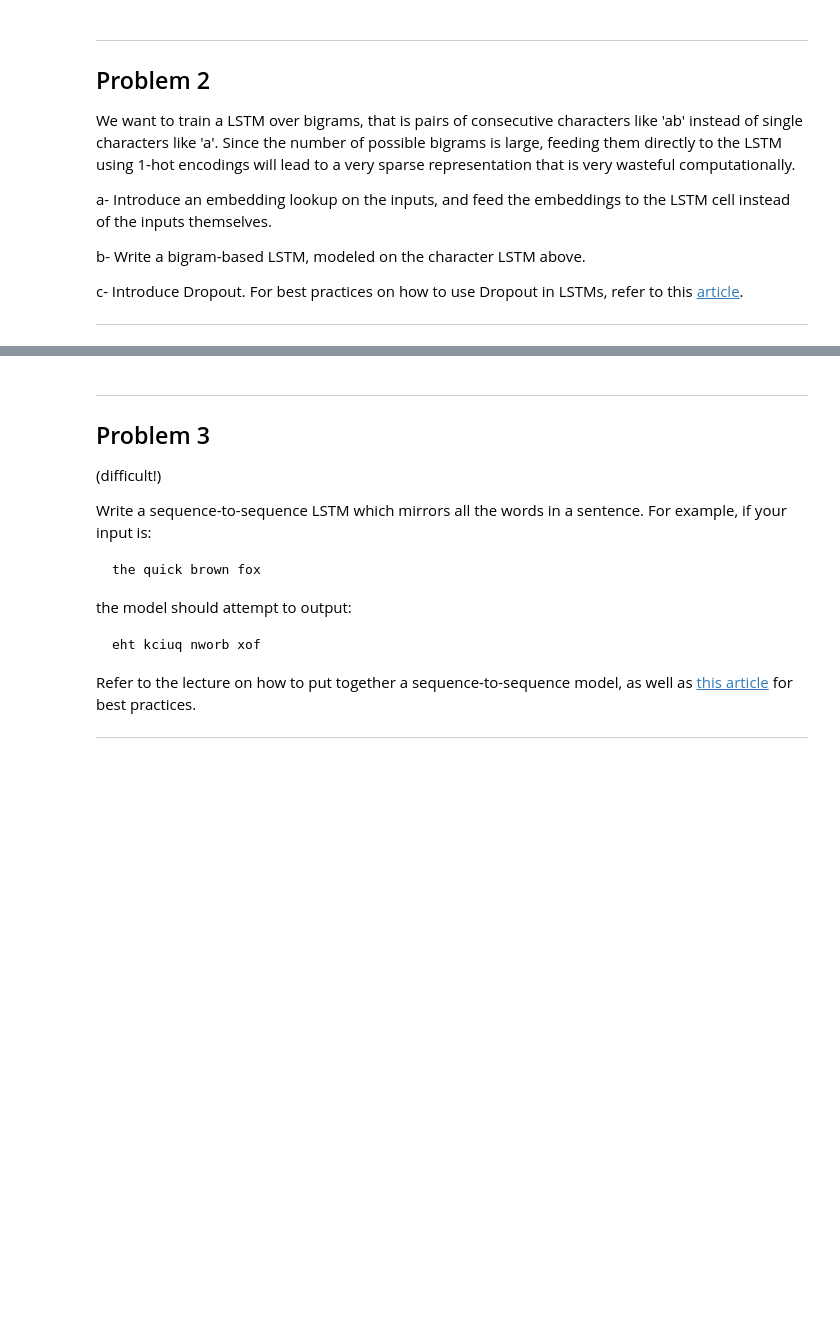
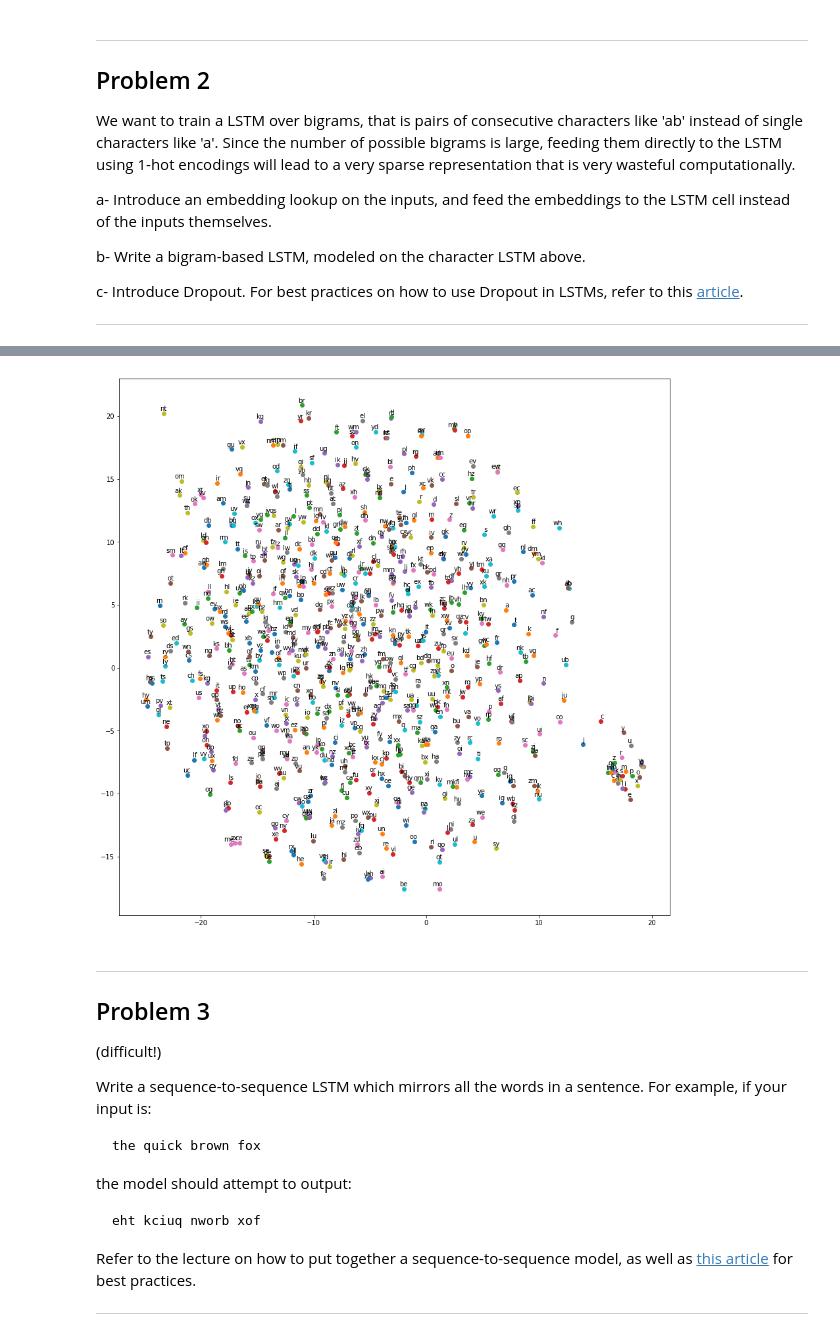
Before and after one commit to slava-sh/ud730, a Jupyter notebook: 6_lstm.ipynb, the cells around one changed output, grey strips where cells are left out. Drawn from its saved outputs; the diff is of its cells as text; code cells hidden in the pictures; blank space fills up the shorter version.

```diff
--- a/6_lstm.ipynb
+++ b/6_lstm.ipynb
@@ -380,3 +542,21 @@ b- Write a bigram-based LSTM, modeled on the character LSTM above.
 c- Introduce Dropout. For best practices on how to use Dropout in LSTMs, refer to this [article](http://arxiv.org/abs/1409.2329).
 
 ---
+# %%
+alphabet_size = len(string.ascii_lowercase) + 1  # [a-z] + ' '
+
+
+def bigram2id(bigram):
+    c0 = char2id(bigram[0])
+    c1 = char2id(bigram[1])
+    return c0 * alphabet_size + c1
+
+
+def id2bigram(dictid):
+    c0 = dictid // alphabet_size
+    c1 = dictid % alphabet_size
+    return id2char(c0) + id2char(c1)
+
+
+print(bigram2id('aa'), bigram2id('zz'), bigram2id('a '), bigram2id('aï'))
+print(id2bigram(1), id2bigram(26), id2bigram(0))
@@ -383,3 +812,25 @@ c- Introduce Dropout. For best practices on how to use Dropout in LSTMs, refer t
+# %%
+from sklearn.manifold import TSNE
+from matplotlib import pylab
+
+tsne = TSNE(init='pca', n_iter=5000)
+two_d_embeddings = tsne.fit_transform(bigram_embeddings)
+
+
+def plot(embeddings, labels):
+    assert embeddings.shape[0] >= len(labels), 'More labels than embeddings'
+    pylab.figure(figsize=(15, 15))  # in inches
+    for i, label in enumerate(labels):
+        x, y = embeddings[i, :]
+        pylab.scatter(x, y)
+        pylab.annotate(label, xy=(x, y), xytext=(5, 2), textcoords='offset points',
+                       ha='right', va='bottom')
+    pylab.show()
+
+
+plot(two_d_embeddings, [id2bigram(i) for i in range(vocabulary_size)])
+# %% [output]
+[figure, added]
 # %% [markdown]
 ---
 Problem 3
```
Also changed, not shown: parts of 9 cells of this notebook.
